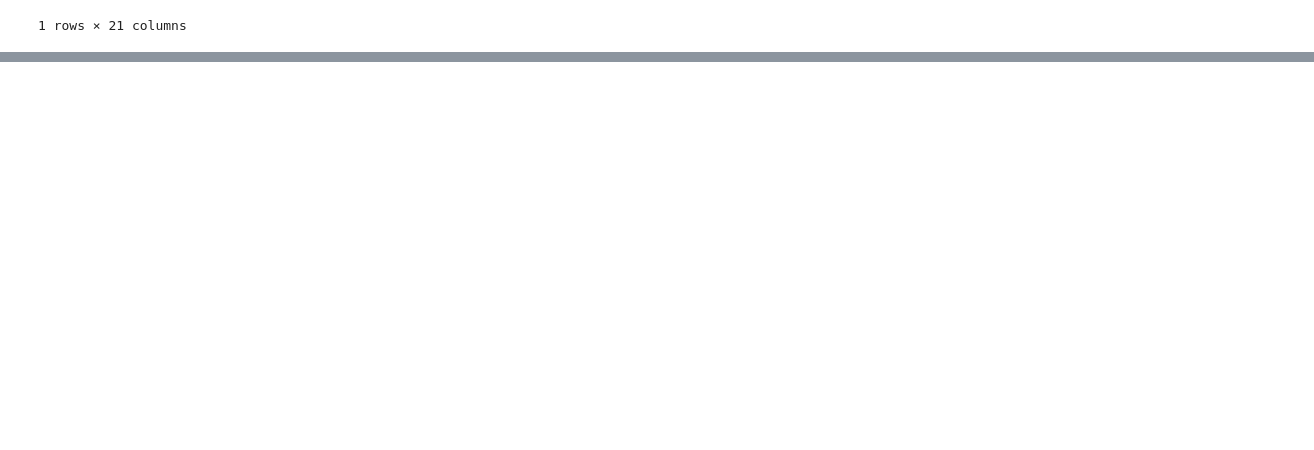
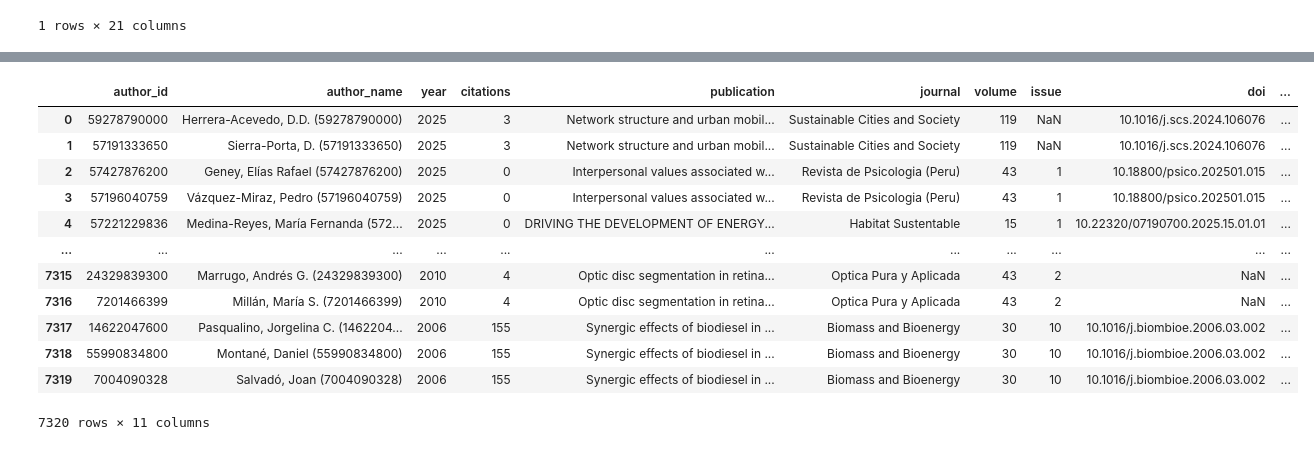
Before and after one commit to JesusPetro/Scopus-Metrics-UTB, a Jupyter notebook: Script-Scopus.ipynb, the cells around one changed output, grey strips where cells are left out. Drawn from its saved outputs; the diff is of its cells as text; code cells hidden in the pictures; blank space fills up the shorter version.

```diff
--- a/Script-Scopus.ipynb
+++ b/Script-Scopus.ipynb
@@ -228,0 +252,41 @@ EID                                                 2
+# %%
+## ------------------------------------------------------------------------------------------------------------------------
+## This block generates a cleaned DataFrame containing all publications with details
+## such as publication type, quartile, etc.
+## ------------------------------------------------------------------------------------------------------------------------
+dict_rename = {
+    "Author(s) ID": "author_id",
+    "Author full names": "author_name",
+    "Year": "year",
+    "Cited by": "citations",
+    "Title": "publication",
+    "Source title": "journal",
+    "Volume": "volume",
+    "Issue": "issue",
+    "DOI": "doi",
+    "Document Type": "document_type",
+    "SJR Best Quartile": "quartile"
+}
+
+auth_df = explode_and_clean(
+    df = dataScopus,
+    rename_map = dict_rename,
+    explode_cols = ["Author(s) ID", "Author full names"],
+    sep = ";"
+)
+# %%
+auth_df
+# %% [output]
+|  | author_id | author_name | year | citations | publication | journal | volume | issue | doi | ... |
+| 0 | 59278790000 | Herrera-Acevedo, D.D. (59278790000) | 2025 | 3 | Network structure and urban mobil... | Sustainable Cities and Society | 119 | NaN | 10.1016/j.scs.2024.106076 | ... |
+| 1 | 57191333650 | Sierra-Porta, D. (57191333650) | 2025 | 3 | Network structure and urban mobil... | Sustainable Cities and Society | 119 | NaN | 10.1016/j.scs.2024.106076 | ... |
+| 2 | 57427876200 | Geney, Elías Rafael (57427876200) | 2025 | 0 | Interpersonal values associated w... | Revista de Psicologia (Peru) | 43 | 1 | 10.18800/psico.202501.015 | ... |
+| 3 | 57196040759 | Vázquez-Miraz, Pedro (57196040759) | 2025 | 0 | Interpersonal values associated w... | Revista de Psicologia (Peru) | 43 | 1 | 10.18800/psico.202501.015 | ... |
+| 4 | 57221229836 | Medina-Reyes, María Fernanda (572... | 2025 | 0 | DRIVING THE DEVELOPMENT OF ENERGY... | Habitat Sustentable | 15 | 1 | 10.22320/07190700.2025.15.01.01 | ... |
+| ... | ... | ... | ... | ... | ... | ... | ... | ... | ... | ... |
+| 7315 | 24329839300 | Marrugo, Andrés G. (24329839300) | 2010 | 4 | Optic disc segmentation in retina... | Optica Pura y Aplicada | 43 | 2 | NaN | ... |
+| 7316 | 7201466399 | Millán, María S. (7201466399) | 2010 | 4 | Optic disc segmentation in retina... | Optica Pura y Aplicada | 43 | 2 | NaN | ... |
+| 7317 | 14622047600 | Pasqualino, Jorgelina C. (1462204... | 2006 | 155 | Synergic effects of biodiesel in ... | Biomass and Bioenergy | 30 | 10 | 10.1016/j.biombioe.2006.03.002 | ... |
+| 7318 | 55990834800 | Montané, Daniel (55990834800) | 2006 | 155 | Synergic effects of biodiesel in ... | Biomass and Bioenergy | 30 | 10 | 10.1016/j.biombioe.2006.03.002 | ... |
+| 7319 | 7004090328 | Salvadó, Joan (7004090328) | 2006 | 155 | Synergic effects of biodiesel in ... | Biomass and Bioenergy | 30 | 10 | 10.1016/j.biombioe.2006.03.002 | ... |
+7320 rows × 11 columns
```
Also changed, not shown: parts of 7 cells of this notebook.
